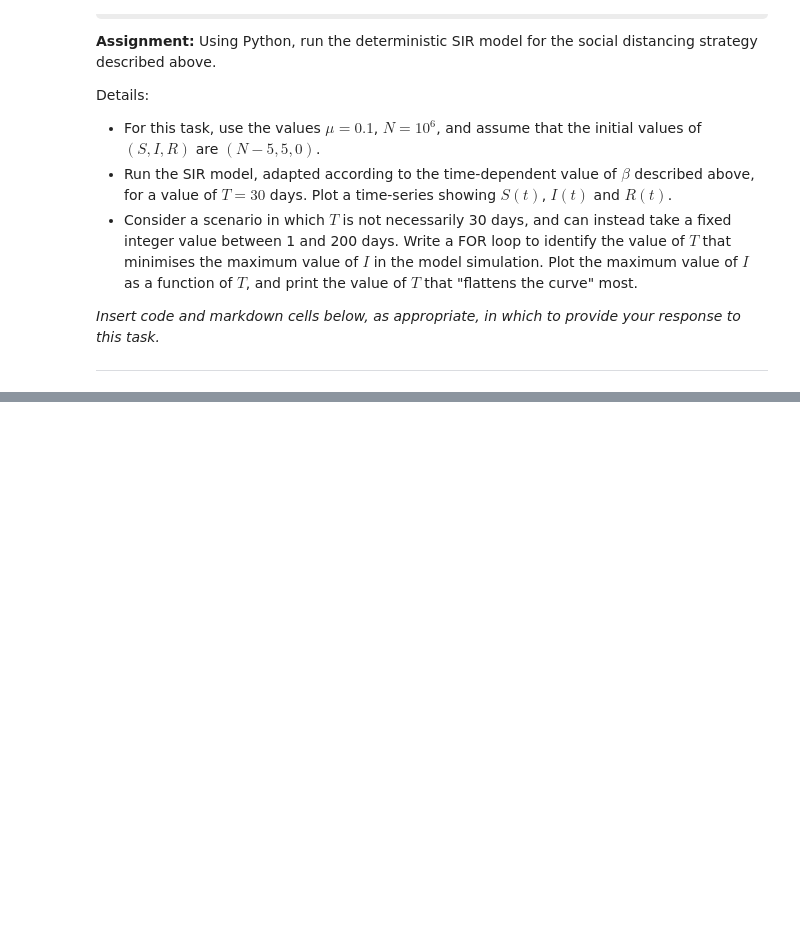
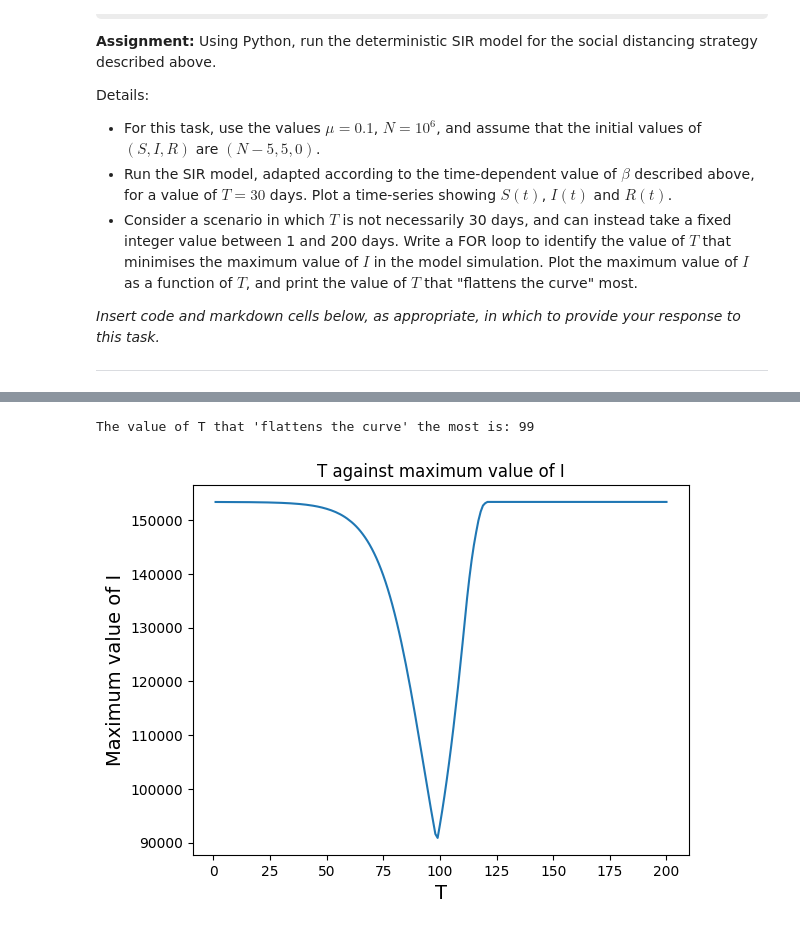
Before and after one commit to Freddie-Howells1/MathsByComputer, a Jupyter notebook: TaskA3.ipynb, the cells around one changed output, grey strips where cells are left out. Saved outputs shown, nothing was run; the diff lists cells and outputs as text; code cells hidden in the pictures; some formulas as TeX source; blank space fills up the shorter version.

```diff
--- a/TaskA3.ipynb
+++ b/TaskA3.ipynb
@@ -21,0 +88,26 @@ Details:
+# %%
+# create lists to be added to
+T_list = []
+I_list =[]
+
+# loop through values of T to find the maximum value of I at each T
+for T in range(1,201):
+    T_list.append(T)
+    y_sol = odeint(SIR, y0, t)
+    I = y_sol[:,1]
+    I_max=max(I)
+    I_list.append(I_max)
+
+# find the index of the 'flattest' I
+I_min = np.where(I_list==min(I_list))
+print("The value of T that 'flattens the curve' the most is:", T_list[I_min[0][0]])
+
+# plots a graph of T against the maximum I values
+plt.plot(T_list,I_list)
+plt.title("T against maximum value of I")
+plt.xlabel("T", fontsize=14)
+plt.ylabel("Maximum value of I", fontsize=14)
+plt.show()
+# %% [output]
+The value of T that 'flattens the curve' the most is: 99
+[figure, added]
```
Also changed, not shown: parts of 1 cell of this notebook.
